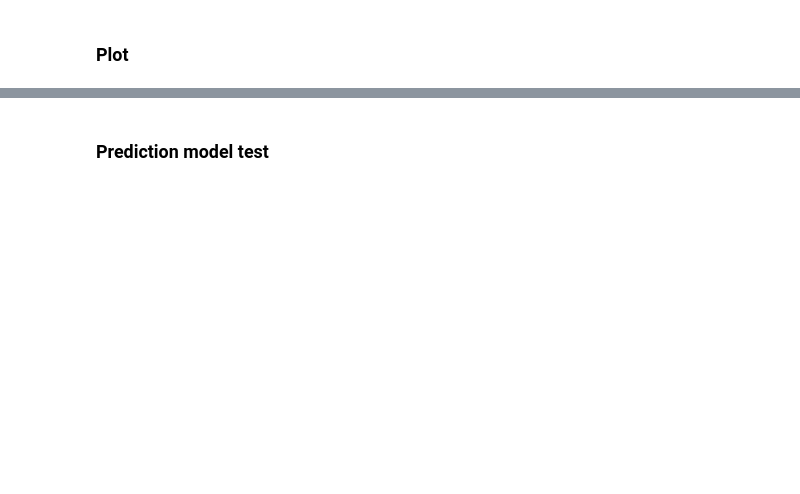
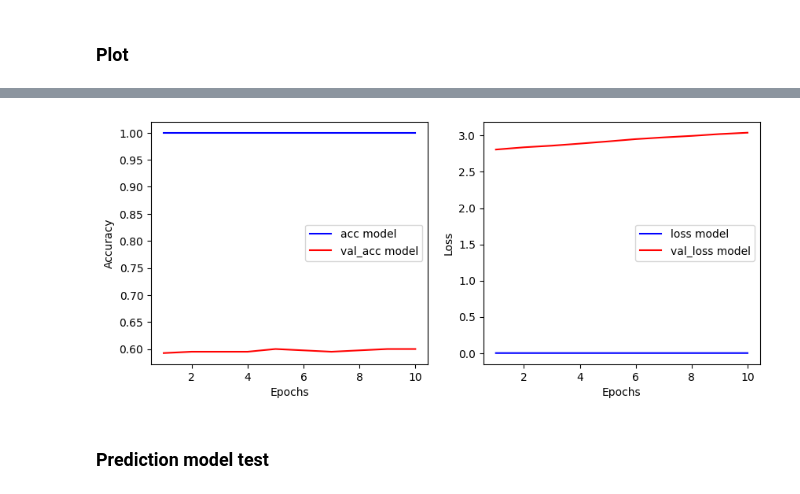
Before and after one commit to mmelkowski/radio_pulmo, a Jupyter notebook: notebooks/MME_notebook.ipynb, the cells around one changed output, grey strips where cells are left out. Cells and saved outputs as stored; diff of their text form; code cells hidden in the pictures; blank space fills up the shorter version.

```diff
--- a/notebooks/MME_notebook.ipynb
+++ b/notebooks/MME_notebook.ipynb
@@ -530,3 +592,66 @@ plt.show()
+# %%
+# Courbe du score de test du réseau test
+# train_acc_model = model_history.history['accuracy']
+
+a = """
+val_acc_model = model_history.history['accuracy']
+
+plt.plot(np.arange(1 , nb_epochs + 1, 1),
+         val_acc_model,
+         label = 'model test',
+         color = 'blue')
+# Labels des axes
+plt.xlabel('Epochs')
+plt.ylabel('Accuracy')
+# Affichage de la légende
+plt.legend()
+# Affichage de la figure
+plt.show()
+"""
+
+acc_model = model_history.history['accuracy']
+val_acc_model = model_history.history['val_accuracy']
+loss_model = model_history.history['loss']
+val_loss_model = model_history.history['val_loss']
+
+
+plt.figure(figsize=(10,4))
+plt.subplot(1,2,1)
+# Courbe du score de test du réseau LeNet
+plt.plot(np.arange(1 , nb_epochs + 1, 1),
+         acc_model,
+         label = 'acc model',
+         color = 'blue')
+plt.plot(np.arange(1 , nb_epochs + 1, 1),
+         val_acc_model,
+         label = 'val_acc model',
+         color = 'red')
+# Labels des axes
+plt.xlabel('Epochs')
+plt.ylabel('Accuracy')
+# Affichage de la légende
+plt.legend()
+
+plt.subplot(1,2,2)
+# Courbe du score de test du réseau LeNet
+plt.plot(np.arange(1 , nb_epochs + 1, 1),
+         loss_model,
+         label = 'loss model',
+         color = 'blue')
+plt.plot(np.arange(1 , nb_epochs + 1, 1),
+         val_loss_model,
+         label = 'val_loss model',
+         color = 'red')
+
+# Labels des axes
+plt.xlabel('Epochs')
+plt.ylabel('Loss')
+# Affichage de la légende
+plt.legend()
+# Affichage de la figure
+plt.show()
+# %% [output]
+[figure, added]
 # %% [markdown]
 ### Prediction model test
 # %%
```
Also changed, not shown: parts of 35 cells of this notebook.
